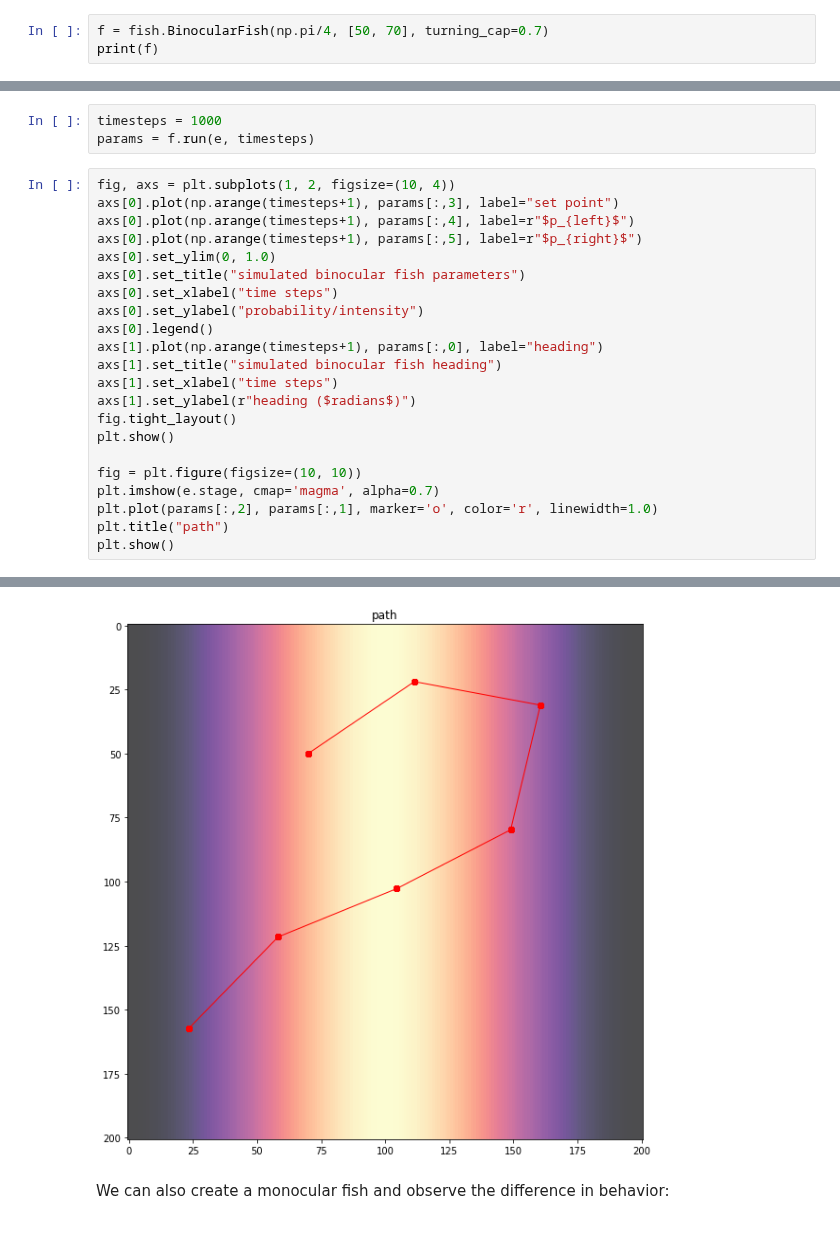
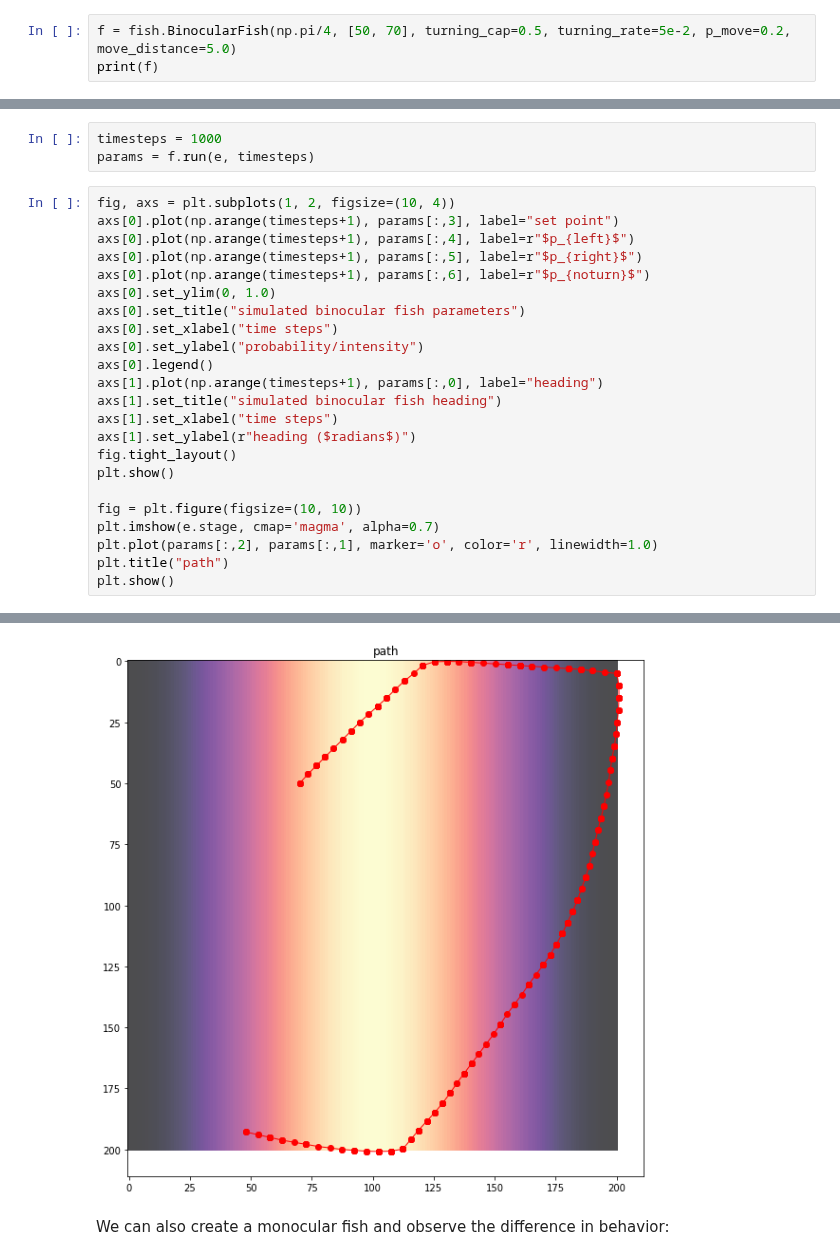
Before and after one commit to diptodip/brightfish, a Jupyter notebook: notebooks/fish.ipynb, the cells around one changed output, grey strips where cells are left out. Saved outputs shown, nothing was run; the diff lists cells and outputs as text.

Commit message:
Update notebook with new turning logic

```diff
--- a/notebooks/fish.ipynb
+++ b/notebooks/fish.ipynb
@@ -30,6 +30,6 @@ plt.show()
 # %% [markdown]
 Next, we'll have to create a (binocular) fish:
 # %%
-f = fish.BinocularFish(np.pi/4, [50, 70], turning_cap=0.7)
+f = fish.BinocularFish(np.pi/4, [50, 70], turning_cap=0.5, turning_rate=5e-2, p_move=0.2, move_distance=5.0)
 print(f)
 # %% [output]
@@ -44,6 +44,7 @@ fig, axs = plt.subplots(1, 2, figsize=(10, 4))
 axs[0].plot(np.arange(timesteps+1), params[:,3], label="set point")
 axs[0].plot(np.arange(timesteps+1), params[:,4], label=r"$p_{left}$")
 axs[0].plot(np.arange(timesteps+1), params[:,5], label=r"$p_{right}$")
+axs[0].plot(np.arange(timesteps+1), params[:,6], label=r"$p_{noturn}$")
 axs[0].set_ylim(0, 1.0)
 axs[0].set_title("simulated binocular fish parameters")
 axs[0].set_xlabel("time steps")
@@ -66,4 +67,4 @@ plt.show()
-[figure, old version]
+[figure, new version]
 # %% [markdown]
 We can also create a monocular fish and observe the difference in behavior:
 # %%
```
Also changed, not shown: parts of 4 cells of this notebook.
